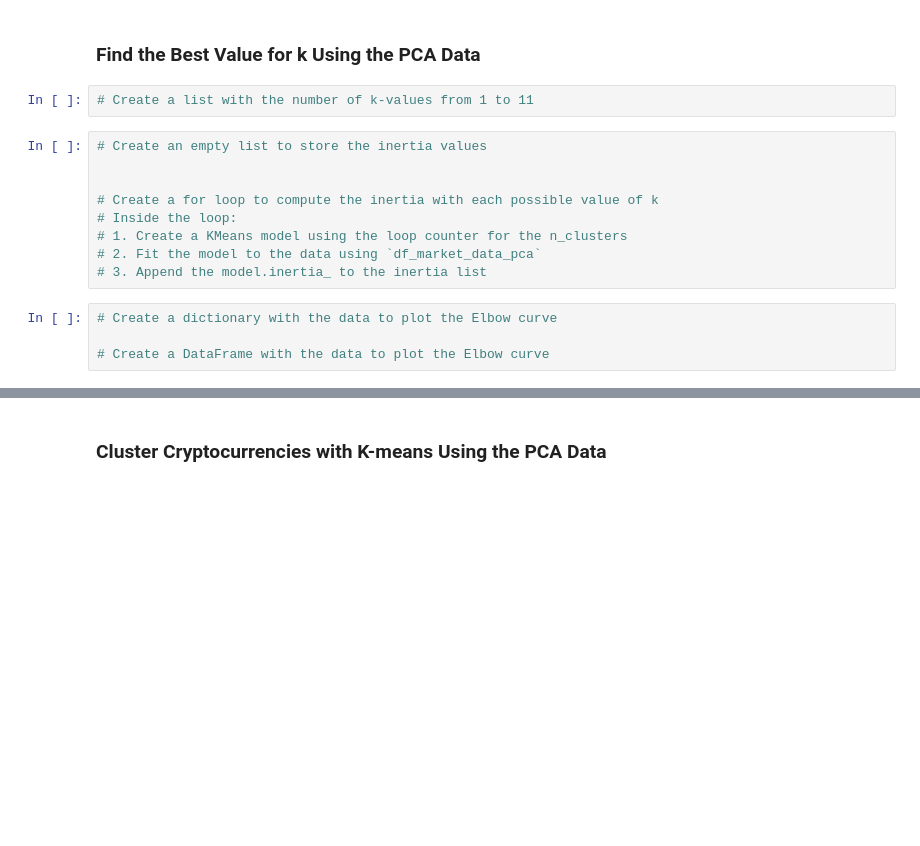
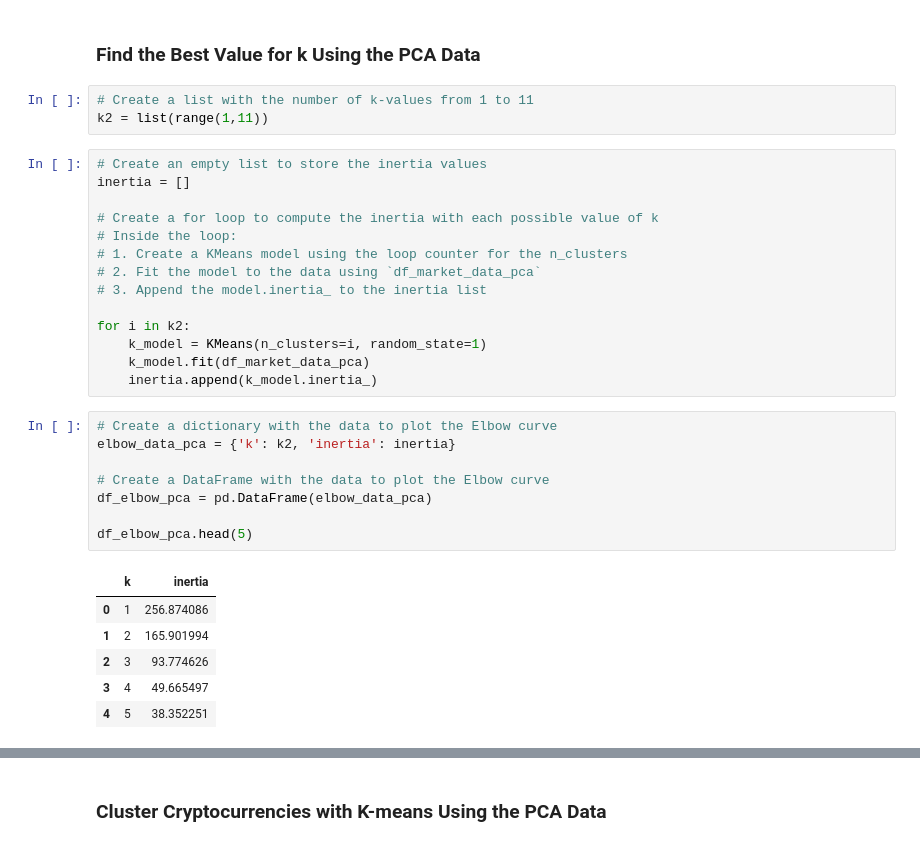
Before and after one commit to sloucel/CryptoClustering, a Jupyter notebook: Crypto_Clustering_starter_code.ipynb, the cells around one changed output, grey strips where cells are left out. Cells and saved outputs as stored; diff of their text form; blank space fills up the shorter version.

```diff
--- a/Crypto_Clustering_starter_code.ipynb
+++ b/Crypto_Clustering_starter_code.ipynb
@@ -236,19 +260,36 @@ df_market_data_predictions.hvplot.scatter(
 ### Find the Best Value for k Using the PCA Data
 # %%
 # Create a list with the number of k-values from 1 to 11
+k2 = list(range(1,11))
 # %%
 # Create an empty list to store the inertia values
-
+inertia = []
 
 # Create a for loop to compute the inertia with each possible value of k
 # Inside the loop:
 # 1. Create a KMeans model using the loop counter for the n_clusters
 # 2. Fit the model to the data using `df_market_data_pca`
 # 3. Append the model.inertia_ to the inertia list
+
+for i in k2:
+    k_model = KMeans(n_clusters=i, random_state=1)
+    k_model.fit(df_market_data_pca)
+    inertia.append(k_model.inertia_)
 # %%
 # Create a dictionary with the data to plot the Elbow curve
+elbow_data_pca = {'k': k2, 'inertia': inertia}
 
 # Create a DataFrame with the data to plot the Elbow curve
+df_elbow_pca = pd.DataFrame(elbow_data_pca)
+
+df_elbow_pca.head(5)
+# %% [output]
+|  | k | inertia |
+| 0 | 1 | 256.874086 |
+| 1 | 2 | 165.901994 |
+| 2 | 3 | 93.774626 |
+| 3 | 4 | 49.665497 |
+| 4 | 5 | 38.352251 |
 # %%
 # Plot a line chart with all the inertia values computed with
 # the different values of k to visually identify the optimal value for k.
```
Also changed, not shown: parts of 12 cells of this notebook, 1 other file.
